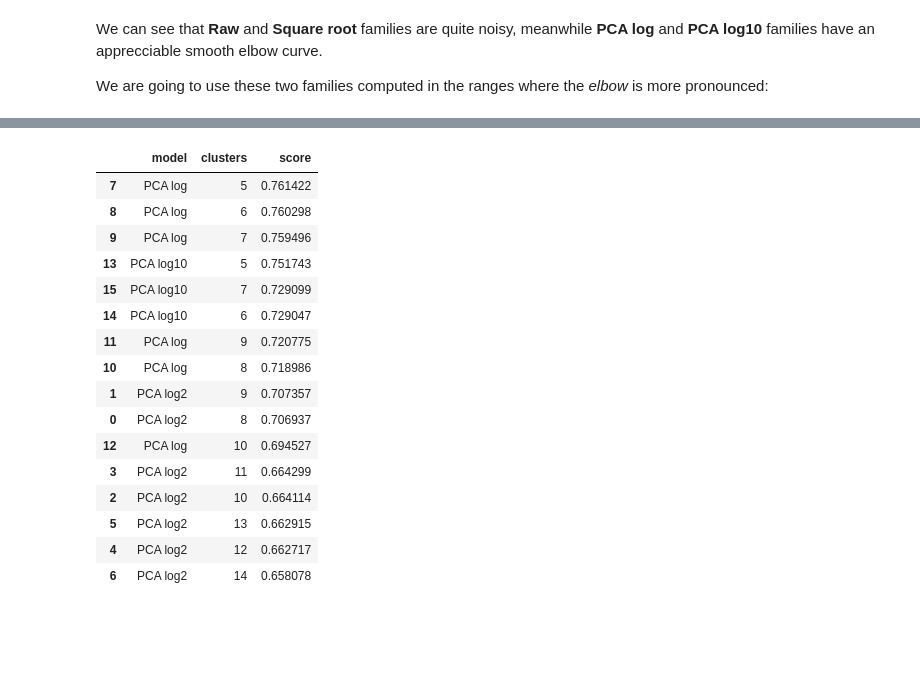
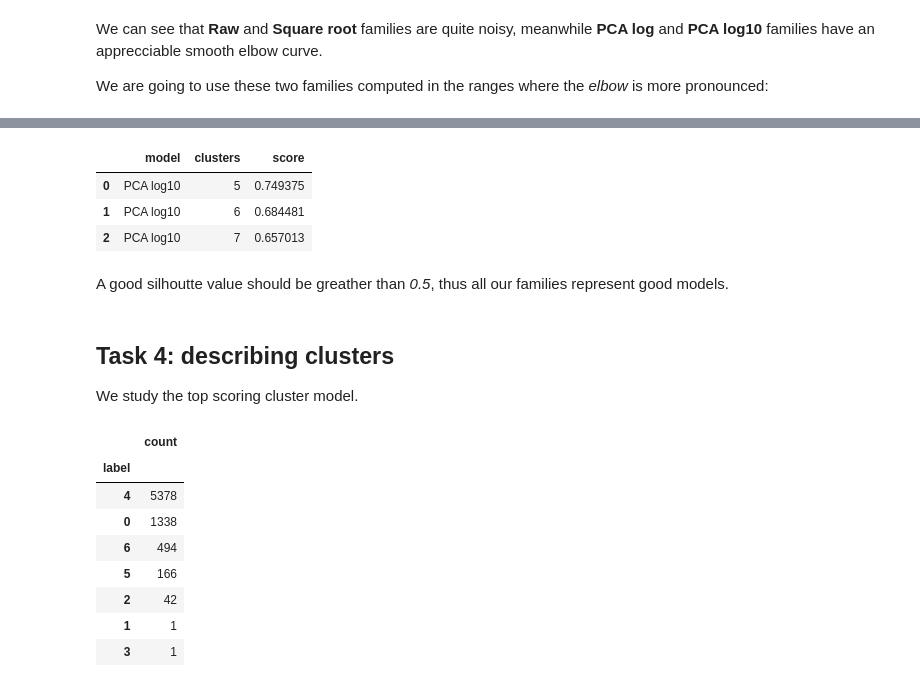
Before and after one commit to marcospampi/lab-data-mining, a Jupyter notebook: homework4/homework4.ipynb, the cells around one changed output, grey strips where cells are left out. Saved outputs shown, nothing was run; the diff lists cells and outputs as text; code cells hidden in the pictures; blank space fills up the shorter version.

Commit message:
Homework 4: Task 4 wip

```diff
--- a/homework4/homework4.ipynb
+++ b/homework4/homework4.ipynb
@@ -74,7 +76,7 @@ The logarithmic function clearly shows where products get rarely bought, I decid
 # %%
 freqs_ss = df['cod_prod'].value_counts(normalize=True)
 
-pir = (-4, -5)
+pir = (-4.5, -5.5)
 
 plt.figure(figsize=(8,6))
 
@@ -141,7 +143,7 @@ The number of entries is 73292192 and it requires around 293.17 MiB of space.
 ### Creating the actual dataset
 The following code selects all elements of `df` pruning out unfrequent products and occasional customers.
 # %%
-df = df[(df['tessera'].isin(customers_ss.index))]
+df = df[(df['tessera'].isin(customers_ss.index)) & (df['cod_prod'].isin(products_ss.index))]
 df
 # %% [output]
 |  | scontrino_id | tessera | r_qta_pezzi | cod_prod | descr_prod | liv1 | descr_liv1 | liv2 | descr_liv2 | ... |
@@ -274,25 +278,33 @@ We are going to use these two families computed in the ranges where the *elbow*
 # %%
 silhouette_df = ev.silhouette({
-    'PCA log2': range(8,15),
-    'PCA log': range(5,11),
+    #'PCA log2': range(8,15),
+    #'PCA log': range(5,11),
     'PCA log10': range(5,8)
 })
 silhouette_df
 # %% [output]
 |  | model | clusters | score |
-| 7 | PCA log | 5 | 0.761422 |
-| 8 | PCA log | 6 | 0.760298 |
-| 9 | PCA log | 7 | 0.759496 |
-| 13 | PCA log10 | 5 | 0.751743 |
-| 15 | PCA log10 | 7 | 0.729099 |
-| 14 | PCA log10 | 6 | 0.729047 |
-| 11 | PCA log | 9 | 0.720775 |
-| 10 | PCA log | 8 | 0.718986 |
-| 1 | PCA log2 | 9 | 0.707357 |
-| 0 | PCA log2 | 8 | 0.706937 |
-| 12 | PCA log | 10 | 0.694527 |
-| 3 | PCA log2 | 11 | 0.664299 |
-| 2 | PCA log2 | 10 | 0.664114 |
-| 5 | PCA log2 | 13 | 0.662915 |
-| 4 | PCA log2 | 12 | 0.662717 |
-| 6 | PCA log2 | 14 | 0.658078 |
+| 0 | PCA log10 | 5 | 0.749375 |
+| 1 | PCA log10 | 6 | 0.684481 |
+| 2 | PCA log10 | 7 | 0.657013 |
+# %% [markdown]
+A good silhoutte value should be greather than *0.5*, thus all our families represent good models.
+# %% [markdown]
+## Task 4: describing clusters
+We study the top scoring cluster model.
+# %%
+first = silhouette_df.iloc[2]
+labels = ev.extract_labels(first['model'], first['clusters']).to_frame('label')
+labeled_df = df.join(labels, on='tessera')
+
+labeled_df[['tessera','label']].drop_duplicates().value_counts(['label'], False).to_frame()
+# %% [output]
+|  | count |
+| label |  |
+| 4 | 5378 |
+| 0 | 1338 |
+| 6 | 494 |
+| 5 | 166 |
+| 2 | 42 |
+| 1 | 1 |
+| 3 | 1 |
```
Also changed, not shown: parts of 14 cells of this notebook, 2 other files.
